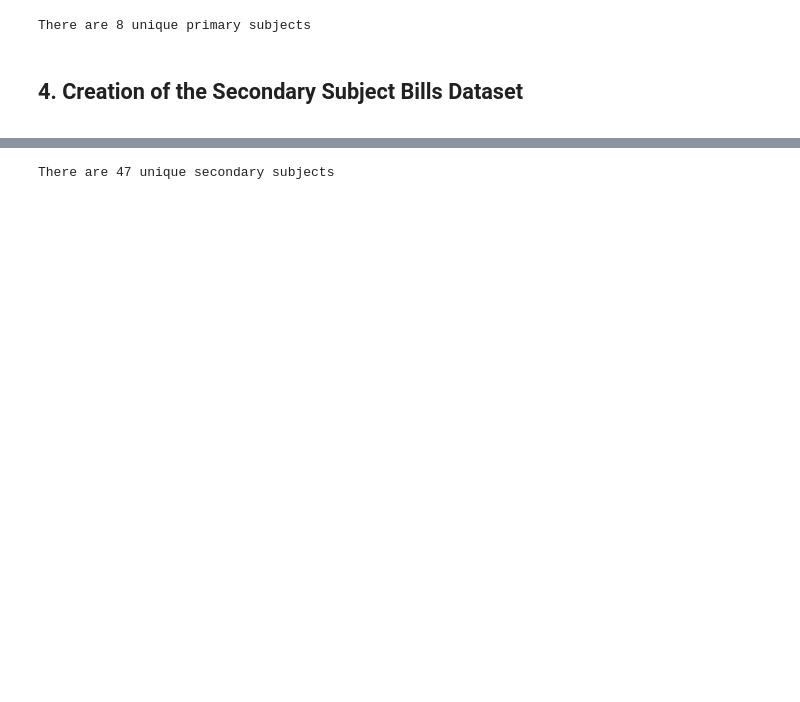
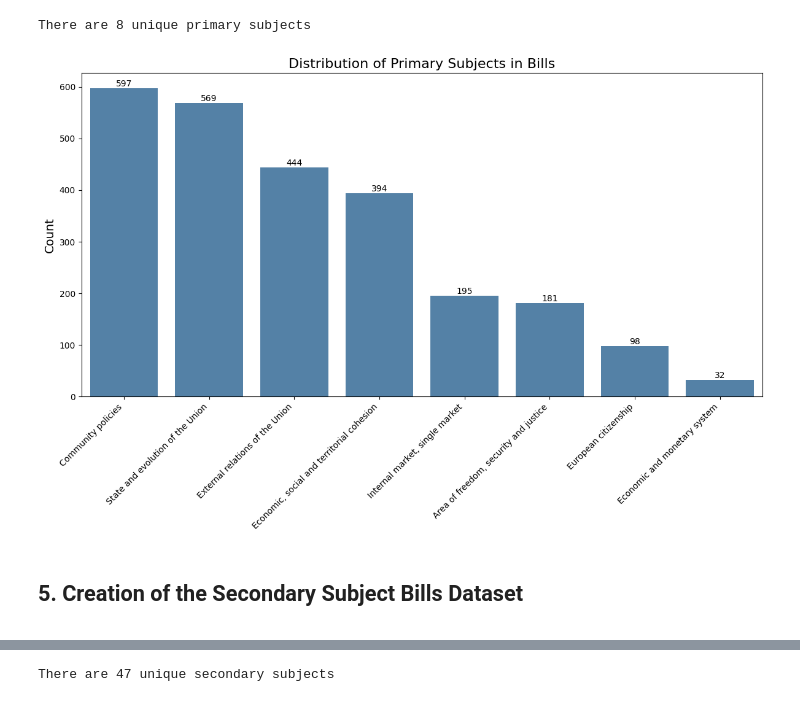
Before and after one commit to srosalino/Multi-polarization_in_the_9th_term_of_the_European_Parliament, a Jupyter notebook: scripts/6_bill_subject_assignment.ipynb, the cells around one changed output, grey strips where cells are left out. Saved outputs shown, nothing was run; the diff lists cells and outputs as text; code cells hidden in the pictures; blank space fills up the shorter version.

```diff
--- a/scripts/6_bill_subject_assignment.ipynb
+++ b/scripts/6_bill_subject_assignment.ipynb
@@ -53,0 +78,5 @@ bills
+# %%
+# Create a dataframe for each level of subjects
+primary_subject_correspondence = subjects_correspondance[['Primary Subject']].drop_duplicates().reset_index(drop=True)
+secondary_subject_correspondence = subjects_correspondance[['Secondary Subject']].drop_duplicates().reset_index(drop=True)
+tertiary_subject_correspondence = subjects_correspondance[['Tertiary Subject']].dropna().drop_duplicates().reset_index(drop=True)
@@ -256,3 +357,18 @@ primary_subject_bills
 | 3714 | 2024-04-25 12:58:39 | 2024/2704(RSP) | 1899 | irans unprecedented attack israel... | 6.10.04 | 6 |
 | 3715 | 2021-06-07 20:37:34 | 2019/0001A(COD) | 597 | etias consequential amendment pol... | 7.10.04 | 7 |
 2510 rows × 6 columns
+# %%
+# Merge primary_subject_bills with primary_subject_correspondence to replace the primary subject identifier with its name
+primary_subject_bills = primary_subject_bills.merge(
+    primary_subject_correspondence,
+    left_on='primary_subject',
+    right_on='identifier',
+    how='left'
+)
+
+# Replace the primary_subject column with the corresponding name and drop the identifier column and the extra columns generated by the merge operation
+primary_subject_bills['primary_subject'] = primary_subject_bills['primary_subject_y']
+primary_subject_bills.drop(columns=['primary_subject_x', 'primary_subject_y', 'identifier'], inplace=True)
+
+# Visualize the resulting dataframe
+primary_subject_bills
@@ -266,8 +401,41 @@ array(['3', '6', '2', '5', '7', '8', '4', '1'], dtype=object)
 print(f'There are {primary_subject_bills["primary_subject"].nunique()} unique primary subjects')
 # %% [output]
 There are 8 unique primary subjects
+# %%
+# Count the occurrences of each primary subject
+primary_subject_counts = primary_subject_bills['primary_subject'].value_counts()
+
+# Plotting the bar plot for primary subjects
+plt.figure(figsize=(12, 8))
+ax = sns.barplot(
+    x=primary_subject_counts.index,
+    y=primary_subject_counts.values,
+    color='steelblue'
+)
+
+# Rotate x-axis labels for better readability
+plt.xticks(rotation=45, ha='right')
+
+# Add counts on top of each bar
+for p in ax.patches:
+    ax.annotate(
+        f'{int(p.get_height())}',
+        (p.get_x() + p.get_width() / 2., p.get_height()),
+        ha='center', va='bottom', fontsize=10
+    )
+
+# Set title and axis labels
+plt.title('Distribution of Primary Subjects in Bills', fontsize=16)
+plt.xlabel('')
+plt.ylabel('Count', fontsize=14)
+
+# Display the plot
+plt.tight_layout()
+plt.show()
+# %% [output]
+[figure, added]
 # %% [markdown]
-## 4. Creation of the Secondary Subject Bills Dataset
+## 5. Creation of the Secondary Subject Bills Dataset
 <a id="Creation-of-the-Secondary-Subject-Bills-Dataset"></a>
 # %%
 # Create a new column for the secondary subject by extracting up until the second part of the 'subjects' column
```
Also changed, not shown: parts of 21 cells of this notebook, 8 other files.
